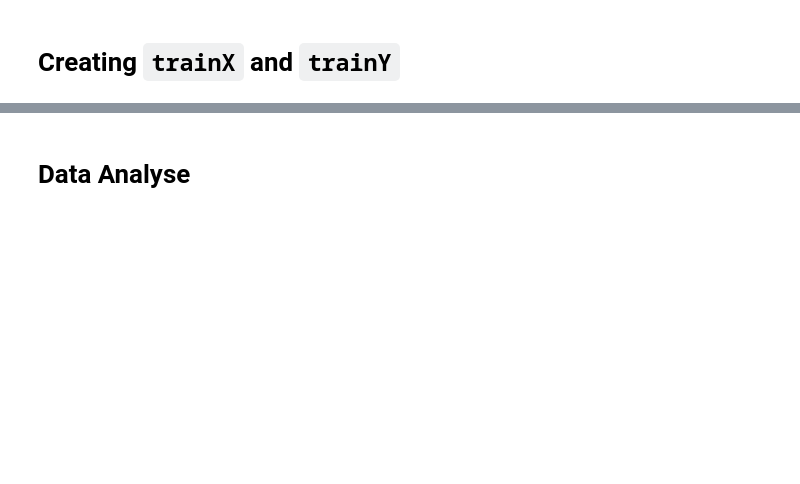
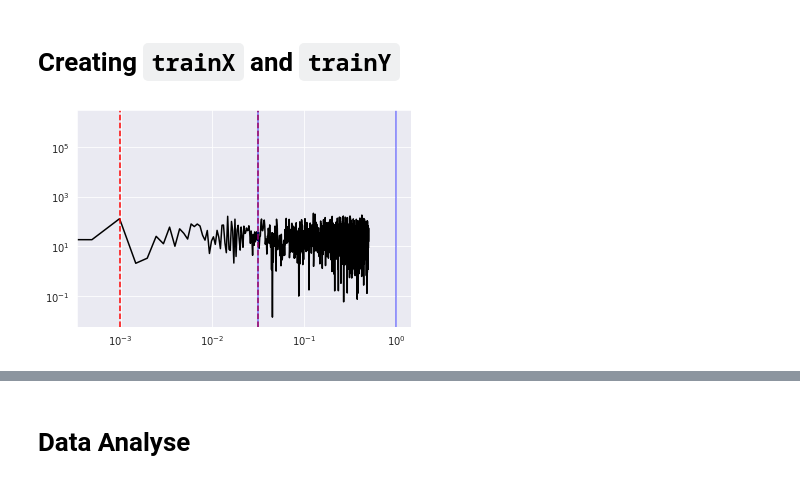
Before and after one commit to barauna-lo/Colored_Noise, a Jupyter notebook: CervejaGratis.ipynb, the cells around one changed output, grey strips where cells are left out. Drawn from its saved outputs; the diff is of its cells as text; code cells hidden in the pictures; blank space fills up the shorter version.

```diff
--- a/CervejaGratis.ipynb
+++ b/CervejaGratis.ipynb
@@ -434,5 +493,16 @@ dataset = rn
 trainX, trainY, trainX_test,trainY_test = create_dataset2(dataset,win_in,win_ou,jump,isTensor=True)
 #trainX, trainY, trainX_test, trainY_test = torch.tensor(trainX), torch.tensor(trainY), torch.tensor(trainX_test), torch.tensor(trainY_test)
+# %%
+plot_psd(trainY[0])
+n=2
+vet = trainX[0]
+n_cut = 2
+color = ['C0','C1']
+for i in range(0,n_cut):
+  plt.axvline(x=(len(vet)**(-(i)/n_cut)),color='b',ls='-',alpha=0.5)
+  plt.axvline(x=(len(vet)**(-(i+1)/n_cut)),color='r',ls='--')
+# %% [output]
+[figure, added]
 # %%
 plt.figure(figsize=(20,10))
 plt.suptitle('Splited Data')
```
Also changed, not shown: parts of 32 cells of this notebook.
